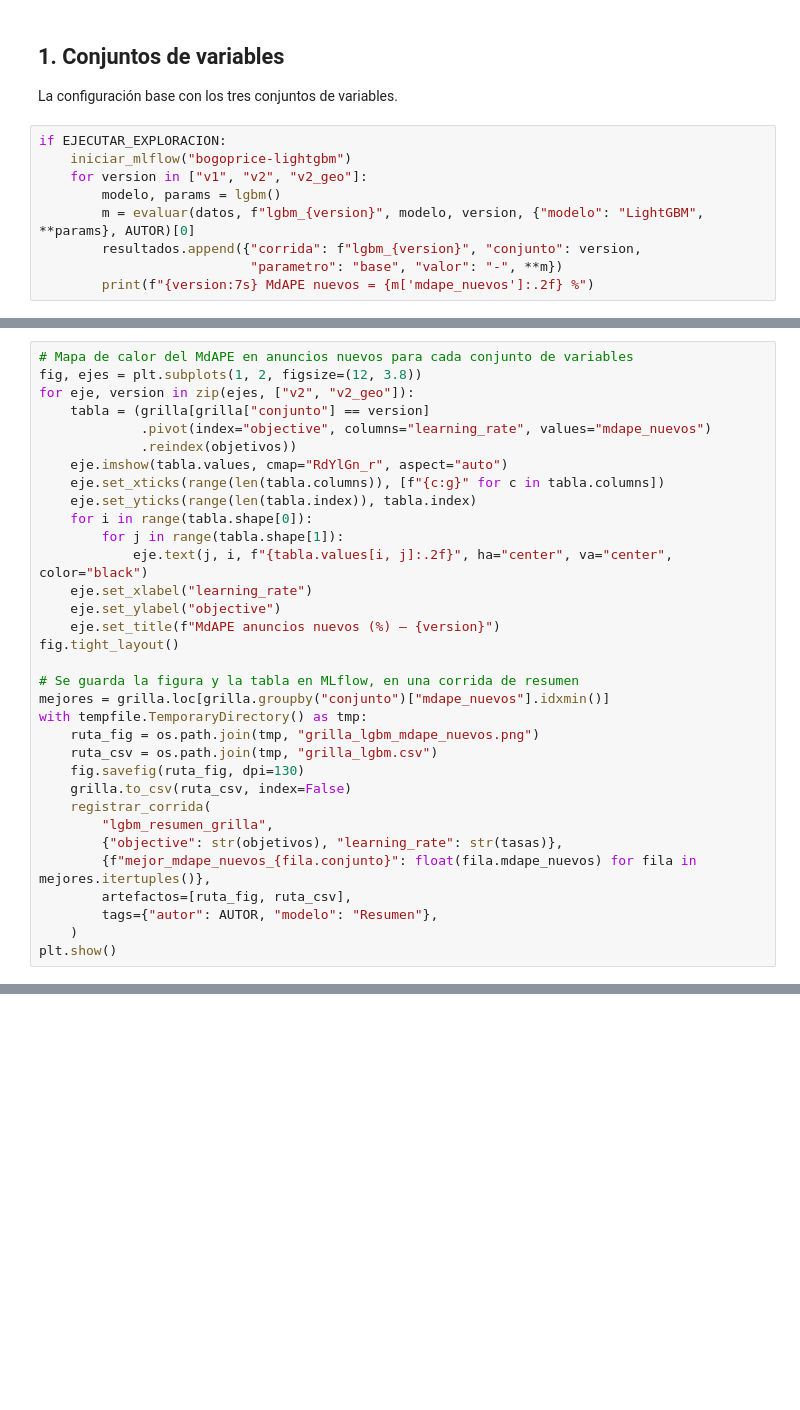
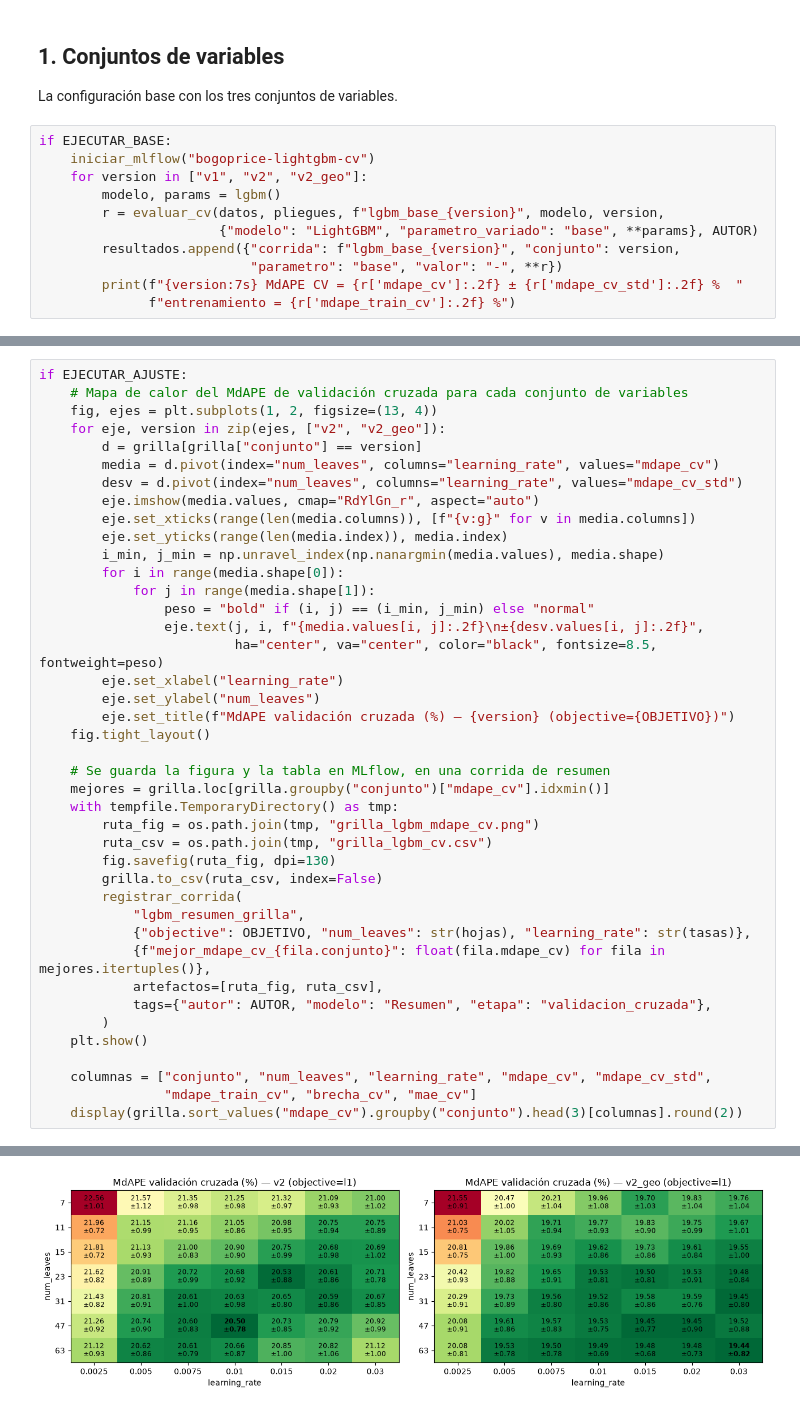
Before and after one commit to EdgarIMR/precios_airbnb_bogota, a Jupyter notebook: notebooks/04_lightgbm.ipynb, the cells around one changed output, grey strips where cells are left out. Cells and saved outputs as stored; diff of their text form; blank space fills up the shorter version.

Commit message:
LightGBM: entrenamiento y prueba con validación cruzada de 10 pliegues

```diff
--- a/notebooks/04_lightgbm.ipynb
+++ b/notebooks/04_lightgbm.ipynb
@@ -47,11 +81,13 @@ def lgbm(**p):
 
 La configuración base con los tres conjuntos de variables.
 # %%
-if EJECUTAR_EXPLORACION:
-    iniciar_mlflow("bogoprice-lightgbm")
+if EJECUTAR_BASE:
+    iniciar_mlflow("bogoprice-lightgbm-cv")
     for version in ["v1", "v2", "v2_geo"]:
         modelo, params = lgbm()
-        m = evaluar(datos, f"lgbm_{version}", modelo, version, {"modelo": "LightGBM", **params}, AUTOR)[0]
-        resultados.append({"corrida": f"lgbm_{version}", "conjunto": version,
-                           "parametro": "base", "valor": "-", **m})
-        print(f"{version:7s} MdAPE nuevos = {m['mdape_nuevos']:.2f} %")
+        r = evaluar_cv(datos, pliegues, f"lgbm_base_{version}", modelo, version,
+                       {"modelo": "LightGBM", "parametro_variado": "base", **params}, AUTOR)
+        resultados.append({"corrida": f"lgbm_base_{version}", "conjunto": version,
+                           "parametro": "base", "valor": "-", **r})
+        print(f"{version:7s} MdAPE CV = {r['mdape_cv']:.2f} ± {r['mdape_cv_std']:.2f} %  "
+              f"entrenamiento = {r['mdape_train_cv']:.2f} %")
@@ -129,33 +250,42 @@ grilla = pd.DataFrame(grilla)
 # %%
-# Mapa de calor del MdAPE en anuncios nuevos para cada conjunto de variables
-fig, ejes = plt.subplots(1, 2, figsize=(12, 3.8))
-for eje, version in zip(ejes, ["v2", "v2_geo"]):
-    tabla = (grilla[grilla["conjunto"] == version]
-             .pivot(index="objective", columns="learning_rate", values="mdape_nuevos")
-             .reindex(objetivos))
-    eje.imshow(tabla.values, cmap="RdYlGn_r", aspect="auto")
-    eje.set_xticks(range(len(tabla.columns)), [f"{c:g}" for c in tabla.columns])
-    eje.set_yticks(range(len(tabla.index)), tabla.index)
-    for i in range(tabla.shape[0]):
-        for j in range(tabla.shape[1]):
-            eje.text(j, i, f"{tabla.values[i, j]:.2f}", ha="center", va="center", color="black")
-    eje.set_xlabel("learning_rate")
-    eje.set_ylabel("objective")
-    eje.set_title(f"MdAPE anuncios nuevos (%) — {version}")
-fig.tight_layout()
+if EJECUTAR_AJUSTE:
+    # Mapa de calor del MdAPE de validación cruzada para cada conjunto de variables
+    fig, ejes = plt.subplots(1, 2, figsize=(13, 4))
+    for eje, version in zip(ejes, ["v2", "v2_geo"]):
+        d = grilla[grilla["conjunto"] == version]
+        media = d.pivot(index="num_leaves", columns="learning_rate", values="mdape_cv")
+        desv = d.pivot(index="num_leaves", columns="learning_rate", values="mdape_cv_std")
+        eje.imshow(media.values, cmap="RdYlGn_r", aspect="auto")
+        eje.set_xticks(range(len(media.columns)), [f"{v:g}" for v in media.columns])
+        eje.set_yticks(range(len(media.index)), media.index)
+        i_min, j_min = np.unravel_index(np.nanargmin(media.values), media.shape)
+        for i in range(media.shape[0]):
+            for j in range(media.shape[1]):
+                peso = "bold" if (i, j) == (i_min, j_min) else "normal"
+                eje.text(j, i, f"{media.values[i, j]:.2f}\n±{desv.values[i, j]:.2f}",
+                         ha="center", va="center", color="black", fontsize=8.5, fontweight=peso)
+        eje.set_xlabel("learning_rate")
+        eje.set_ylabel("num_leaves")
+        eje.set_title(f"MdAPE validación cruzada (%) — {version} (objective={OBJETIVO})")
+    fig.tight_layout()
 
-# Se guarda la figura y la tabla en MLflow, en una corrida de resumen
-mejores = grilla.loc[grilla.groupby("conjunto")["mdape_nuevos"].idxmin()]
-with tempfile.TemporaryDirectory() as tmp:
-    ruta_fig = os.path.join(tmp, "grilla_lgbm_mdape_nuevos.png")
-    ruta_csv = os.path.join(tmp, "grilla_lgbm.csv")
-    fig.savefig(ruta_fig, dpi=130)
-    grilla.to_csv(ruta_csv, index=False)
-    registrar_corrida(
-        "lgbm_resumen_grilla",
-        {"objective": str(objetivos), "learning_rate": str(tasas)},
-        {f"mejor_mdape_nuevos_{fila.conjunto}": float(fila.mdape_nuevos) for fila in mejores.itertuples()},
-        artefactos=[ruta_fig, ruta_csv],
-        tags={"autor": AUTOR, "modelo": "Resumen"},
-    )
-plt.show()
+    # Se guarda la figura y la tabla en MLflow, en una corrida de resumen
+    mejores = grilla.loc[grilla.groupby("conjunto")["mdape_cv"].idxmin()]
+    with tempfile.TemporaryDirectory() as tmp:
+        ruta_fig = os.path.join(tmp, "grilla_lgbm_mdape_cv.png")
+        ruta_csv = os.path.join(tmp, "grilla_lgbm_cv.csv")
+        fig.savefig(ruta_fig, dpi=130)
+        grilla.to_csv(ruta_csv, index=False)
+        registrar_corrida(
+            "lgbm_resumen_grilla",
+            {"objective": OBJETIVO, "num_leaves": str(hojas), "learning_rate": str(tasas)},
+            {f"mejor_mdape_cv_{fila.conjunto}": float(fila.mdape_cv) for fila in mejores.itertuples()},
+            artefactos=[ruta_fig, ruta_csv],
+            tags={"autor": AUTOR, "modelo": "Resumen", "etapa": "validacion_cruzada"},
+        )
+    plt.show()
+
+    columnas = ["conjunto", "num_leaves", "learning_rate", "mdape_cv", "mdape_cv_std",
+                "mdape_train_cv", "brecha_cv", "mae_cv"]
+    display(grilla.sort_values("mdape_cv").groupby("conjunto").head(3)[columnas].round(2))
+# %% [output]
@@ -161,0 +294 @@ plt.show()
+[figure, added]
```
Also changed, not shown: parts of 26 cells of this notebook.
